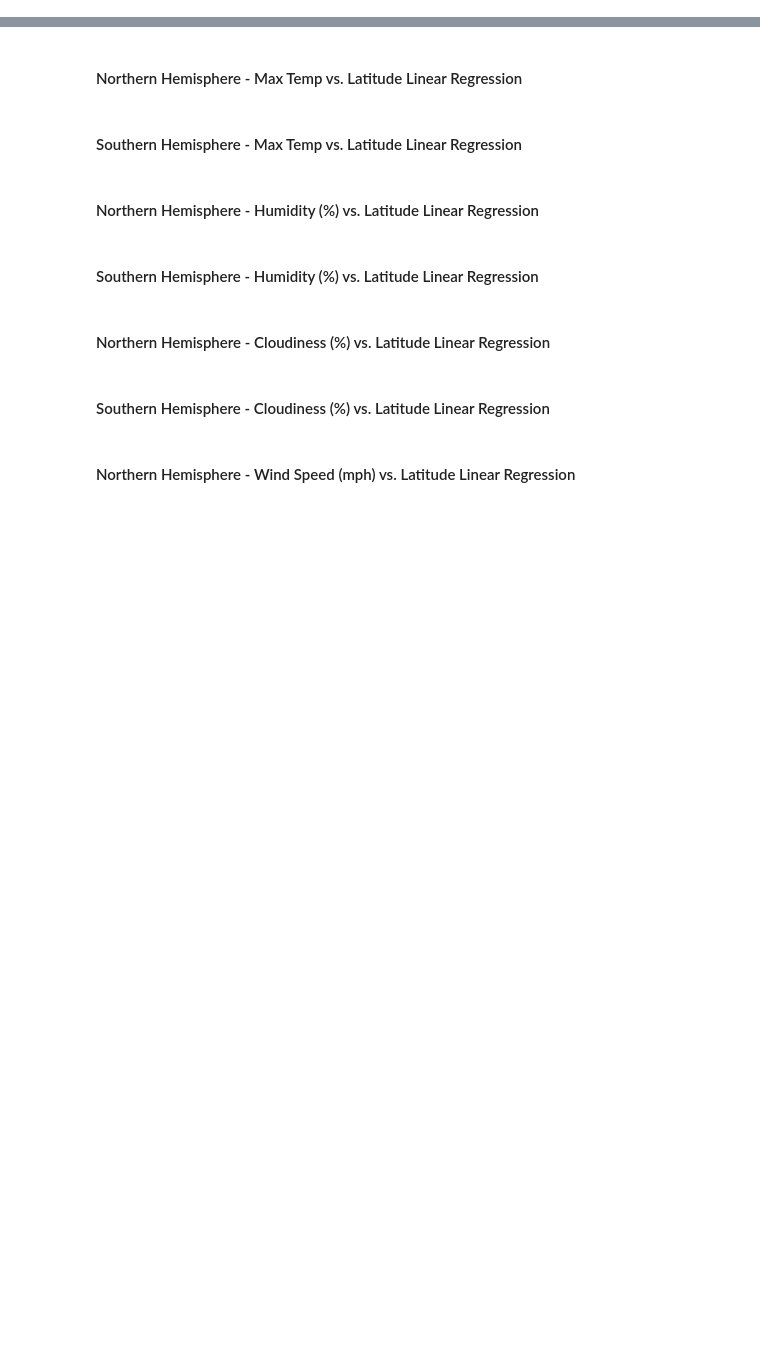
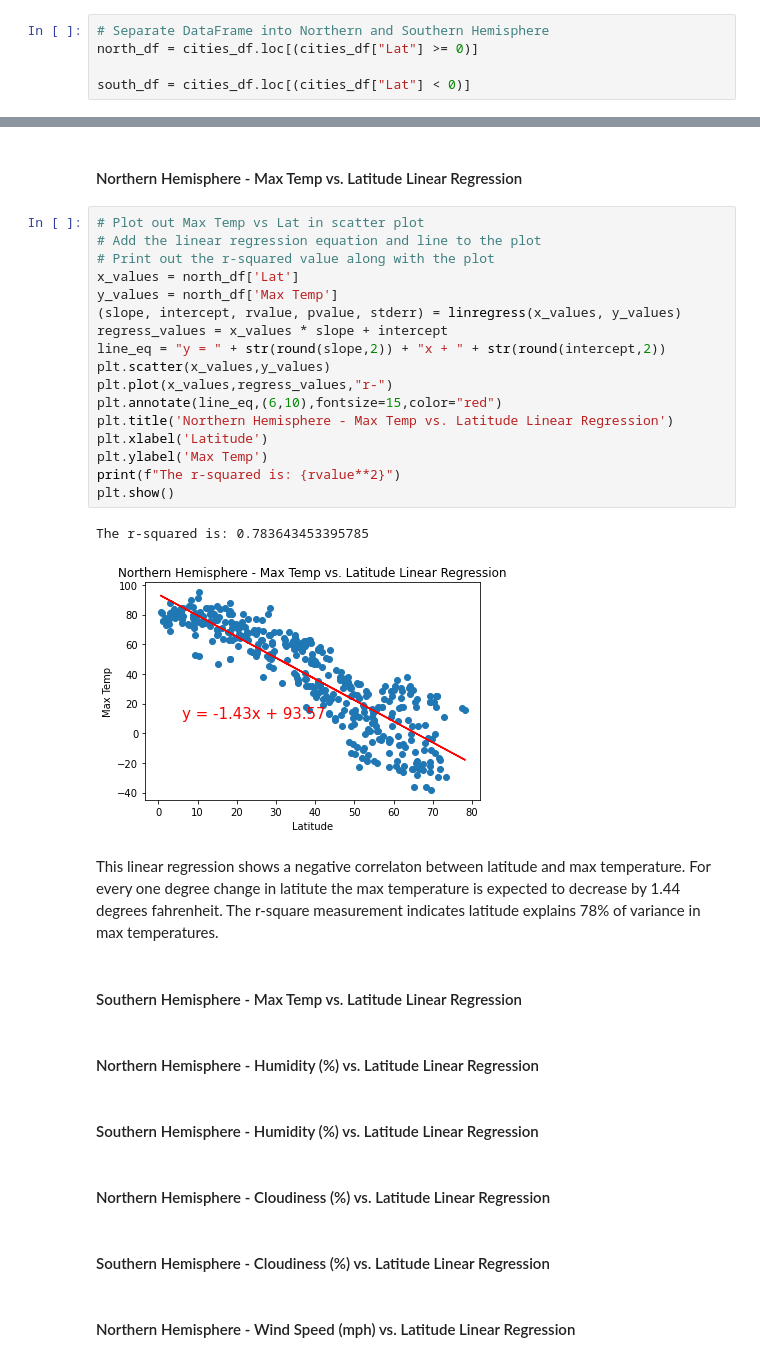
Before and after one commit to JonWeber0328/python-api-challenge, a Jupyter notebook: WeatherPy/WeatherPy.ipynb, the cells around one changed output, grey strips where cells are left out. Drawn from its saved outputs; the diff is of its cells as text; blank space fills up the shorter version.

Commit message:
completed first regression equation.

```diff
--- a/WeatherPy/WeatherPy.ipynb
+++ b/WeatherPy/WeatherPy.ipynb
@@ -284,3 +284,8 @@ This scatter plot shows the relationship between wind speed and latitude
 measured in 578 total cities on February 9, 2020.
 # %% [markdown]
 ## Linear Regression
+# %%
+# Separate DataFrame into Northern and Southern Hemisphere
+north_df = cities_df.loc[(cities_df["Lat"] >= 0)]
+
+south_df = cities_df.loc[(cities_df["Lat"] < 0)]
@@ -287,5 +306,30 @@ measured in 578 total cities on February 9, 2020.
 # %% [markdown]
 ####  Northern Hemisphere - Max Temp vs. Latitude Linear Regression
+# %%
+# Plot out Max Temp vs Lat in scatter plot
+# Add the linear regression equation and line to the plot
+# Print out the r-squared value along with the plot
+x_values = north_df['Lat']
+y_values = north_df['Max Temp']
+(slope, intercept, rvalue, pvalue, stderr) = linregress(x_values, y_values)
+regress_values = x_values * slope + intercept
+line_eq = "y = " + str(round(slope,2)) + "x + " + str(round(intercept,2))
+plt.scatter(x_values,y_values)
+plt.plot(x_values,regress_values,"r-")
+plt.annotate(line_eq,(6,10),fontsize=15,color="red")
+plt.title('Northern Hemisphere - Max Temp vs. Latitude Linear Regression')
+plt.xlabel('Latitude')
+plt.ylabel('Max Temp')
+print(f"The r-squared is: {rvalue**2}")
+plt.show()
+# %% [output]
+The r-squared is: 0.783643453395785
+[figure, added]
+# %% [markdown]
+This linear regression shows a negative correlaton between latitude and max temperature.
+For every one degree change in latitute the max temperature is expected to decrease by
+1.44 degrees fahrenheit. The r-square measurement indicates latitude explains 78% of
+variance in max temperatures.
 # %% [markdown]
 ####  Southern Hemisphere - Max Temp vs. Latitude Linear Regression
 # %% [markdown]
```
Also changed, not shown: parts of 1 cell of this notebook.
